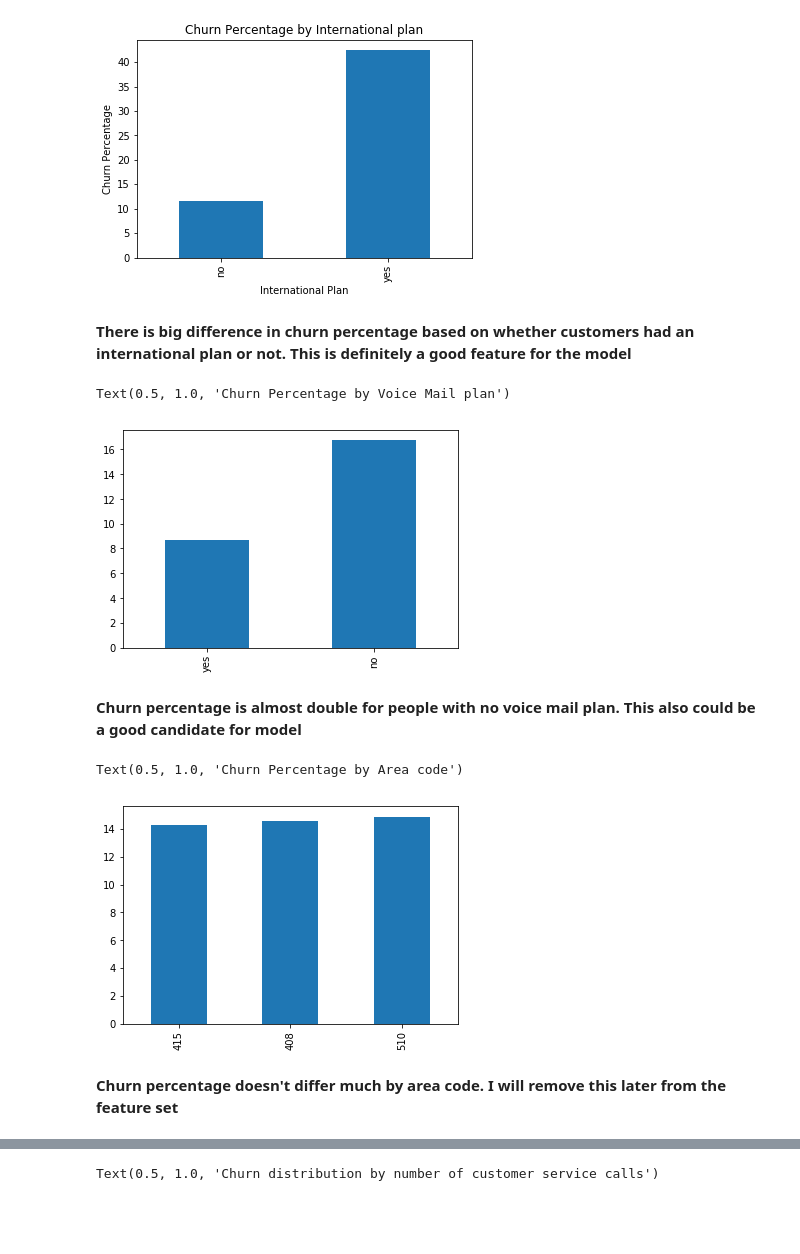
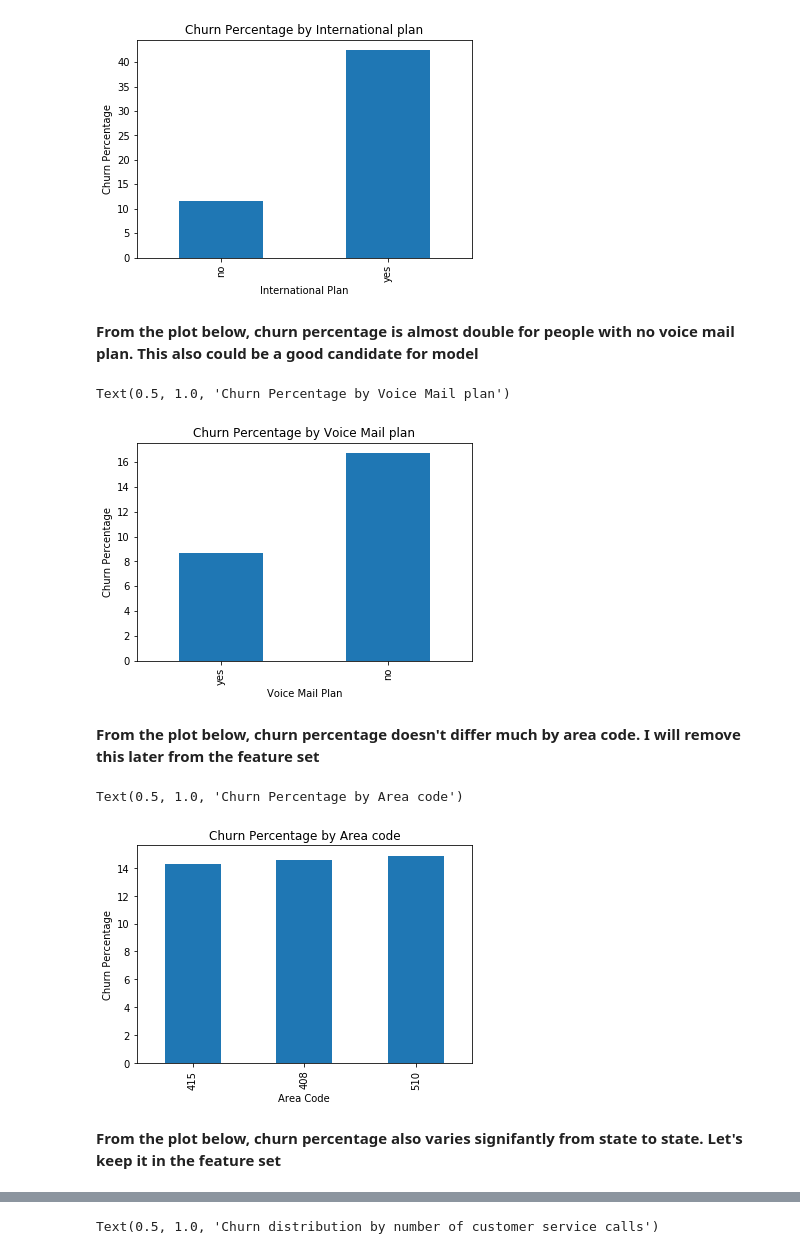
Before and after one commit to vijv/assignment, a Jupyter notebook: modeling.ipynb, the cells around one changed output, grey strips where cells are left out. Cells and saved outputs as stored; diff of their text form; code cells hidden in the pictures; blank space fills up the shorter version.

```diff
--- a/modeling.ipynb
+++ b/modeling.ipynb
@@ -87,9 +93,9 @@ ax.set_title('Churn Percentage by International plan')
 # %% [output]
 Text(0.5, 1.0, 'Churn Percentage by International plan')
 [figure]
-# %% [markdown]
-**There is big difference in churn percentage based on whether customers had an international
-plan or not. This is definitely a good feature for the model**
+# %% [markdown]
+**From the plot below, churn percentage is almost double for people with no voice mail plan. This also could be a
+good candidate for model**
 # %%
 vm_plan_perc = []
 vm_plan_idx = []
@@ -99,16 +105,15 @@ for vm in list(df['voice mail plan'].unique()):
     vm_plan_idx.append(vm)
 # %%
 s_vm = pd.Series(np.array(vm_plan_perc), index=vm_plan_idx)
-s_vm.plot('bar')
+ax = s_vm.plot('bar')
 ax.set_xlabel('Voice Mail Plan')
 ax.set_ylabel('Churn Percentage')
 ax.set_title('Churn Percentage by Voice Mail plan')
 # %% [output]
 Text(0.5, 1.0, 'Churn Percentage by Voice Mail plan')
-[figure, old version]
+[figure, new version]
-# %% [markdown]
-**Churn percentage is almost double for people with no voice mail plan. This also could be a
-good candidate for model**
+# %% [markdown]
+**From the plot below, churn percentage doesn't differ much by area code. I will remove this later from the feature set**
 # %%
 ac_perc = []
 ac_idx = []
@@ -118,15 +123,15 @@ for ac in list(df['area code'].unique()):
     ac_idx.append(ac)
 # %%
 s_ac = pd.Series(np.array(ac_perc), index=ac_idx)
-s_ac.plot('bar')
+ax = s_ac.plot('bar')
 ax.set_xlabel('Area Code')
 ax.set_ylabel('Churn Percentage')
 ax.set_title('Churn Percentage by Area code')
 # %% [output]
 Text(0.5, 1.0, 'Churn Percentage by Area code')
-[figure, old version]
+[figure, new version]
-# %% [markdown]
-**Churn percentage doesn't differ much by area code. I will remove this later from the feature set**
+# %% [markdown]
+**From the plot below, churn percentage also varies signifantly from state to state. Let's keep it in the feature set**
 # %%
 st_perc = []
 st_idx = []
```
Also changed, not shown: parts of 64 cells of this notebook.
